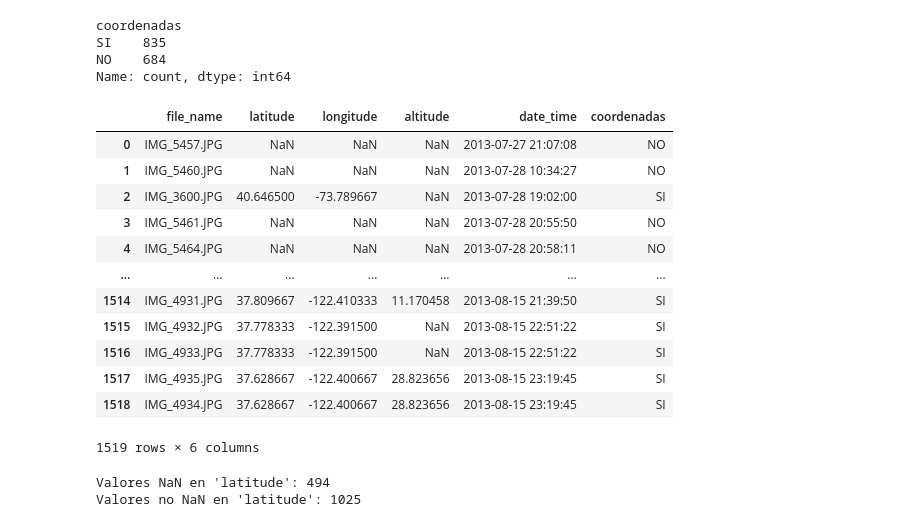
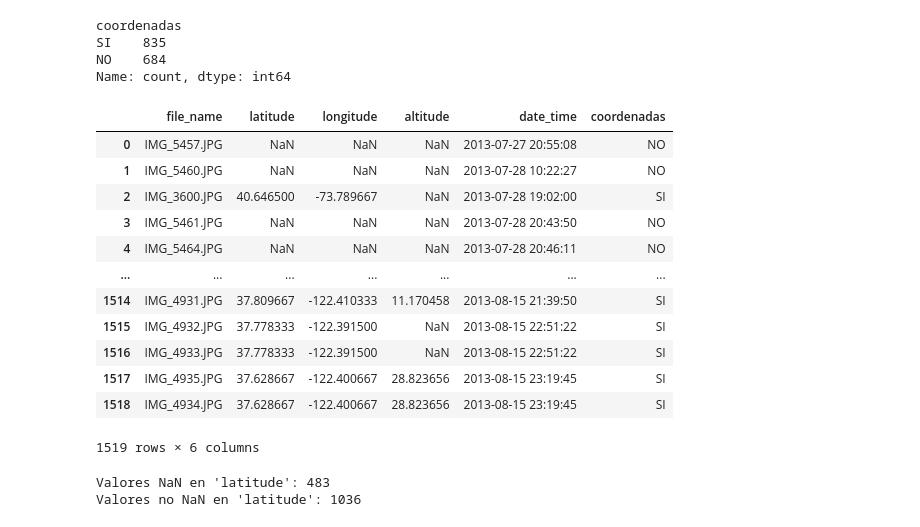
Before and after one commit to RubenMaestre/viaje_usa, a Jupyter notebook: cuadernos/cuaderno_1.ipynb, the cells around one changed output. Drawn from its saved outputs; the diff is of its cells as text; code cells hidden in the pictures.

```diff
--- a/cuadernos/cuaderno_1.ipynb
+++ b/cuadernos/cuaderno_1.ipynb
@@ -277,3 +277,11 @@ df_2
 df_2['latitude'] = float('nan')
 df_2['longitude'] = float('nan')
 df_2['altitude'] = float('nan')
+# %%
+# Supongamos que df_2 ya está cargado y tiene la columna 'date_time' en formato datetime
+
+# Restar 12 minutos de la columna 'date_time'
+df_2['date_time'] = df_2['date_time'] - pd.to_timedelta(12, unit='m')
+
+# Mostrar las primeras filas del DataFrame para verificar
+df_2
@@ -365,38 +387,38 @@ Name: count, dtype: int64
 # %%
 from datetime import timedelta
 
 # Función para propagar coordenadas
 def propagar_coordenadas(df):
     # Iterar sobre las filas que tienen 'SI' en la columna 'coordenadas'
     for idx, row in df[df['coordenadas'] == 'SI'].iterrows():
         # Obtener las coordenadas y el timestamp
         lat = row['latitude']
         lon = row['longitude']
         time = row['date_time']
 
         # Definir el rango de tiempo (3 minutos antes y después)
-        time_start = time - timedelta(minutes=5)
-        time_end = time + timedelta(minutes=5)
+        time_start = time - timedelta(minutes=2)
+        time_end = time + timedelta(minutes=2)
 
         # Propagar coordenadas a las filas dentro del rango de tiempo
         mask = (df['date_time'] >= time_start) & (df['date_time'] <= time_end) & (df['coordenadas'] == 'NO')
         df.loc[mask, 'latitude'] = lat
         df.loc[mask, 'longitude'] = lon
 
     return df
 
 # Aplicar la función para propagar coordenadas
 df_unido = propagar_coordenadas(df_unido)
 
 # Mostrar las primeras filas para verificar
 df_unido
 # %% [output]
 |  | file_name | latitude | longitude | altitude | date_time | coordenadas |
-| 0 | IMG_5457.JPG | NaN | NaN | NaN | 2013-07-27 21:07:08 | NO |
-| 1 | IMG_5460.JPG | NaN | NaN | NaN | 2013-07-28 10:34:27 | NO |
+| 0 | IMG_5457.JPG | NaN | NaN | NaN | 2013-07-27 20:55:08 | NO |
+| 1 | IMG_5460.JPG | NaN | NaN | NaN | 2013-07-28 10:22:27 | NO |
 | 2 | IMG_3600.JPG | 40.646500 | -73.789667 | NaN | 2013-07-28 19:02:00 | SI |
-| 3 | IMG_5461.JPG | NaN | NaN | NaN | 2013-07-28 20:55:50 | NO |
-| 4 | IMG_5464.JPG | NaN | NaN | NaN | 2013-07-28 20:58:11 | NO |
+| 3 | IMG_5461.JPG | NaN | NaN | NaN | 2013-07-28 20:43:50 | NO |
+| 4 | IMG_5464.JPG | NaN | NaN | NaN | 2013-07-28 20:46:11 | NO |
 | ... | ... | ... | ... | ... | ... | ... |
 | 1514 | IMG_4931.JPG | 37.809667 | -122.410333 | 11.170458 | 2013-08-15 21:39:50 | SI |
 | 1515 | IMG_4932.JPG | 37.778333 | -122.391500 | NaN | 2013-08-15 22:51:22 | SI |
@@ -415,8 +437,8 @@ conteo_no_nan_latitude = df_unido['latitude'].notnull().sum()
 print(f"Valores NaN en 'latitude': {conteo_nan_latitude}")
 print(f"Valores no NaN en 'latitude': {conteo_no_nan_latitude}")
 # %% [output]
-Valores NaN en 'latitude': 494
-Valores no NaN en 'latitude': 1025
+Valores NaN en 'latitude': 483
+Valores no NaN en 'latitude': 1036
 # %%
 import pandas as pd
 
```
Also changed, not shown: parts of 8 cells of this notebook, 4 other files.
